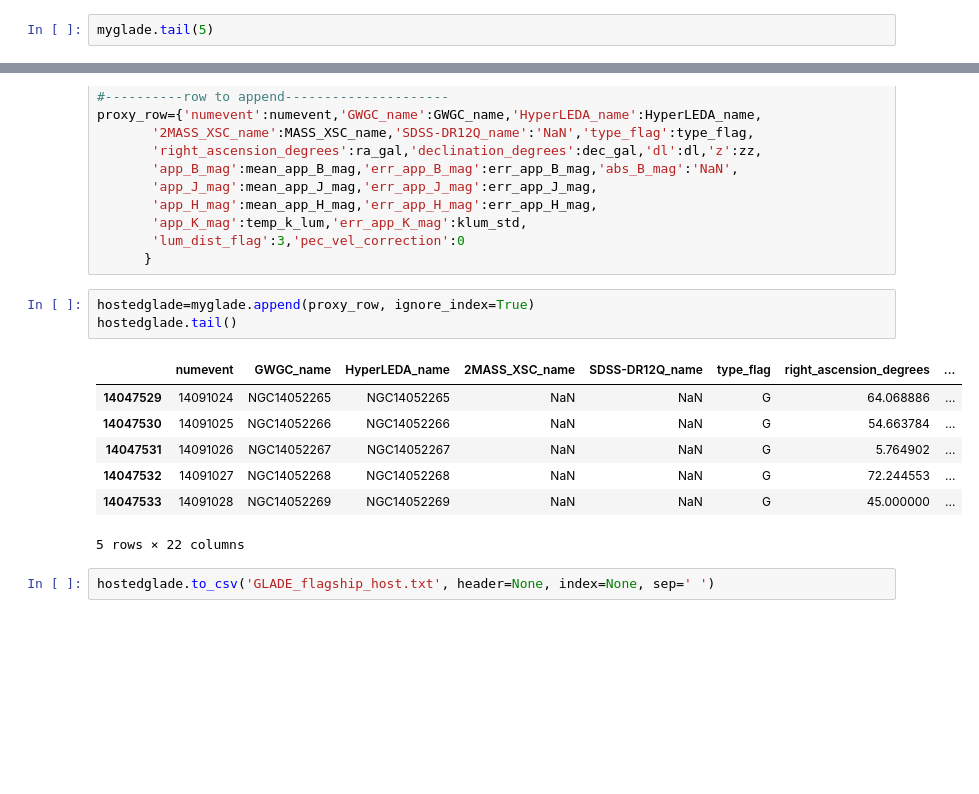
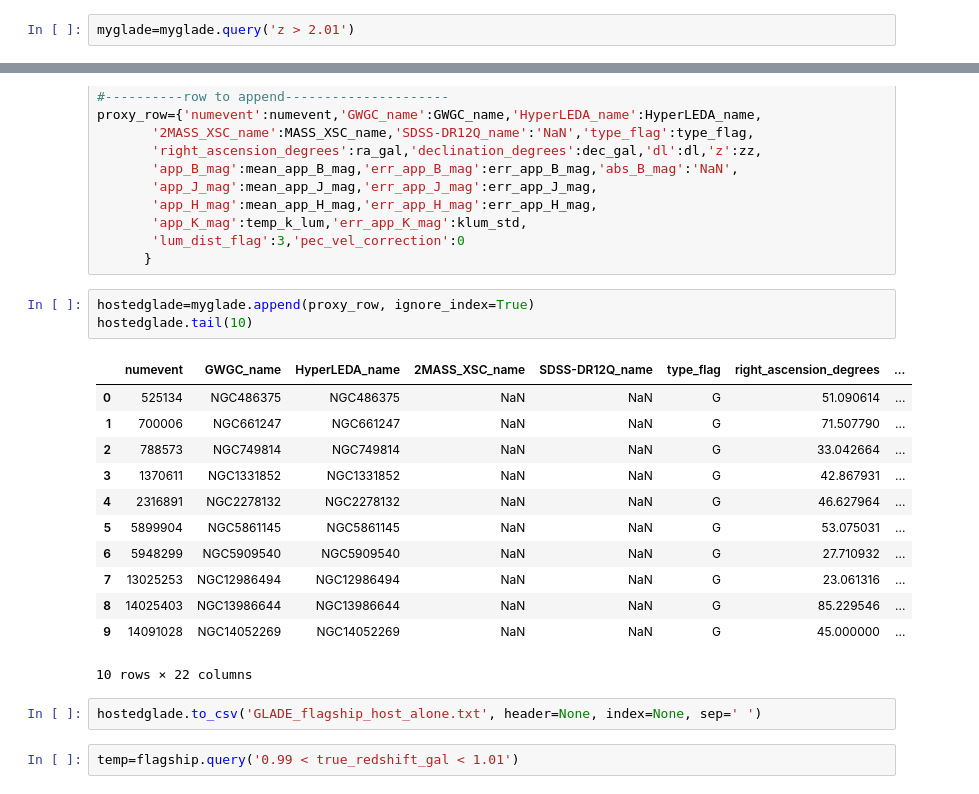
Before and after one commit to RCianca/DarkSirensStat, a Jupyter notebook: ProxyGenerator/GLADE-inator.ipynb, the cells around one changed output, grey strips where cells are left out. Saved outputs shown, nothing was run; the diff lists cells and outputs as text; blank space fills up the shorter version.

```diff
--- a/ProxyGenerator/GLADE-inator.ipynb
+++ b/ProxyGenerator/GLADE-inator.ipynb
@@ -471,6 +471,6 @@ myglade.head(5)
 5 rows × 22 columns
 # %%
-myglade.tail(5)
+myglade=myglade.query('z > 2.01')
 # %%
 mynumevent=int(14091027)
 myngcup=int(14052268)
@@ -500,14 +500,21 @@ proxy_row={'numevent':numevent,'GWGC_name':GWGC_name,'HyperLEDA_name':HyperLEDA_
       }
 # %%
 hostedglade=myglade.append(proxy_row, ignore_index=True)
-hostedglade.tail()
+hostedglade.tail(10)
 # %% [output]
 |  | numevent | GWGC_name | HyperLEDA_name | 2MASS_XSC_name | SDSS-DR12Q_name | type_flag | right_ascension_degrees | ... |
-| 14047529 | 14091024 | NGC14052265 | NGC14052265 | NaN | NaN | G | 64.068886 | ... |
-| 14047530 | 14091025 | NGC14052266 | NGC14052266 | NaN | NaN | G | 54.663784 | ... |
-| 14047531 | 14091026 | NGC14052267 | NGC14052267 | NaN | NaN | G | 5.764902 | ... |
-| 14047532 | 14091027 | NGC14052268 | NGC14052268 | NaN | NaN | G | 72.244553 | ... |
-| 14047533 | 14091028 | NGC14052269 | NGC14052269 | NaN | NaN | G | 45.000000 | ... |
+| 0 | 525134 | NGC486375 | NGC486375 | NaN | NaN | G | 51.090614 | ... |
+| 1 | 700006 | NGC661247 | NGC661247 | NaN | NaN | G | 71.507790 | ... |
+| 2 | 788573 | NGC749814 | NGC749814 | NaN | NaN | G | 33.042664 | ... |
+| 3 | 1370611 | NGC1331852 | NGC1331852 | NaN | NaN | G | 42.867931 | ... |
+| 4 | 2316891 | NGC2278132 | NGC2278132 | NaN | NaN | G | 46.627964 | ... |
+| 5 | 5899904 | NGC5861145 | NGC5861145 | NaN | NaN | G | 53.075031 | ... |
+| 6 | 5948299 | NGC5909540 | NGC5909540 | NaN | NaN | G | 27.710932 | ... |
+| 7 | 13025253 | NGC12986494 | NGC12986494 | NaN | NaN | G | 23.061316 | ... |
+| 8 | 14025403 | NGC13986644 | NGC13986644 | NaN | NaN | G | 85.229546 | ... |
+| 9 | 14091028 | NGC14052269 | NGC14052269 | NaN | NaN | G | 45.000000 | ... |
-5 rows × 22 columns
+10 rows × 22 columns
 # %%
-hostedglade.to_csv('GLADE_flagship_host.txt', header=None, index=None, sep=' ')
+hostedglade.to_csv('GLADE_flagship_host_alone.txt', header=None, index=None, sep=' ')
+# %%
+temp=flagship.query('0.99 < true_redshift_gal < 1.01')
```
Also changed, not shown: parts of 2 cells of this notebook, 10 other files.
